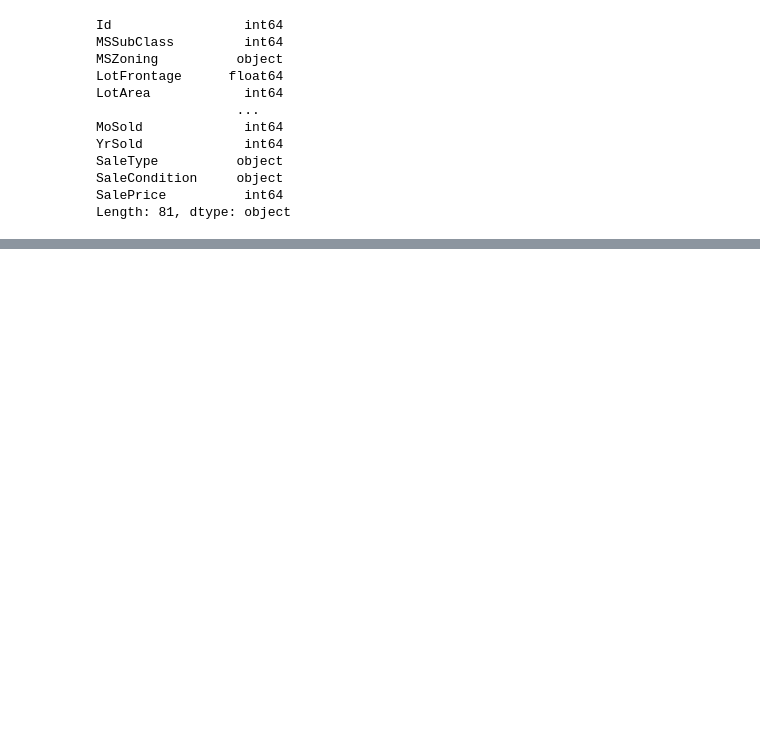
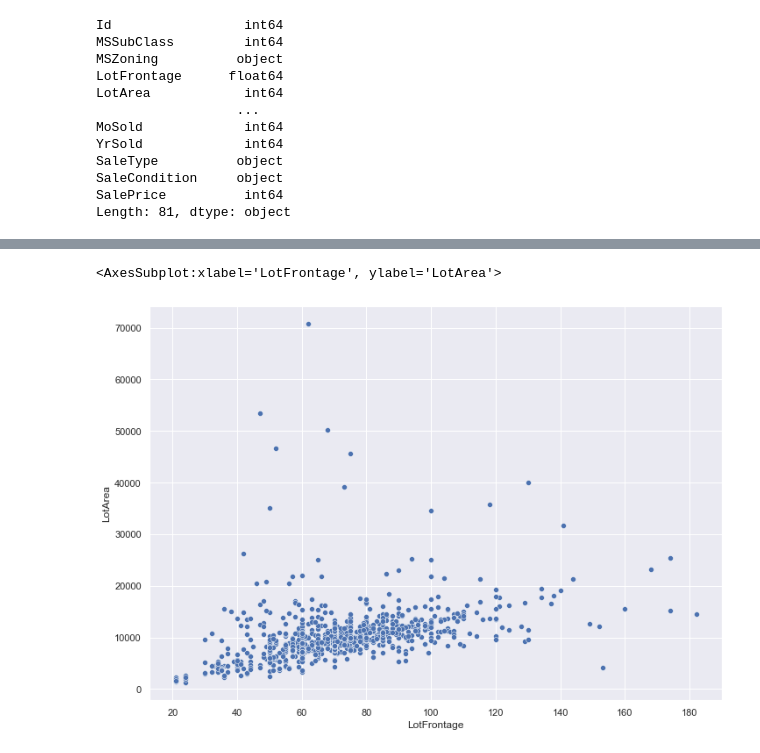
Before and after one commit to Quentin1402/dep-t-python, a Jupyter notebook: data_stat.ipynb, the cells around one changed output, grey strips where cells are left out. Saved outputs shown, nothing was run; the diff lists cells and outputs as text; code cells hidden in the pictures; blank space fills up the shorter version.

```diff
--- a/data_stat.ipynb
+++ b/data_stat.ipynb
@@ -28,0 +30,8 @@ sb.scatterplot(x="SalePrice", y="LotArea", data = house)
+# %%
+house = pd.read_csv('C:/Users/asus tuf/Downloads/house_pricing.csv');
+tmp = house[house['LotFrontage'] < 200]
+tmp2 = tmp[tmp['LotArea'] < 100000]
+sb.scatterplot(x="LotFrontage", y="LotArea", data = tmp2)
+# %% [output]
+<AxesSubplot:xlabel='LotFrontage', ylabel='LotArea'>
+[figure, added]
```
Also changed, not shown: parts of 5 cells of this notebook.
